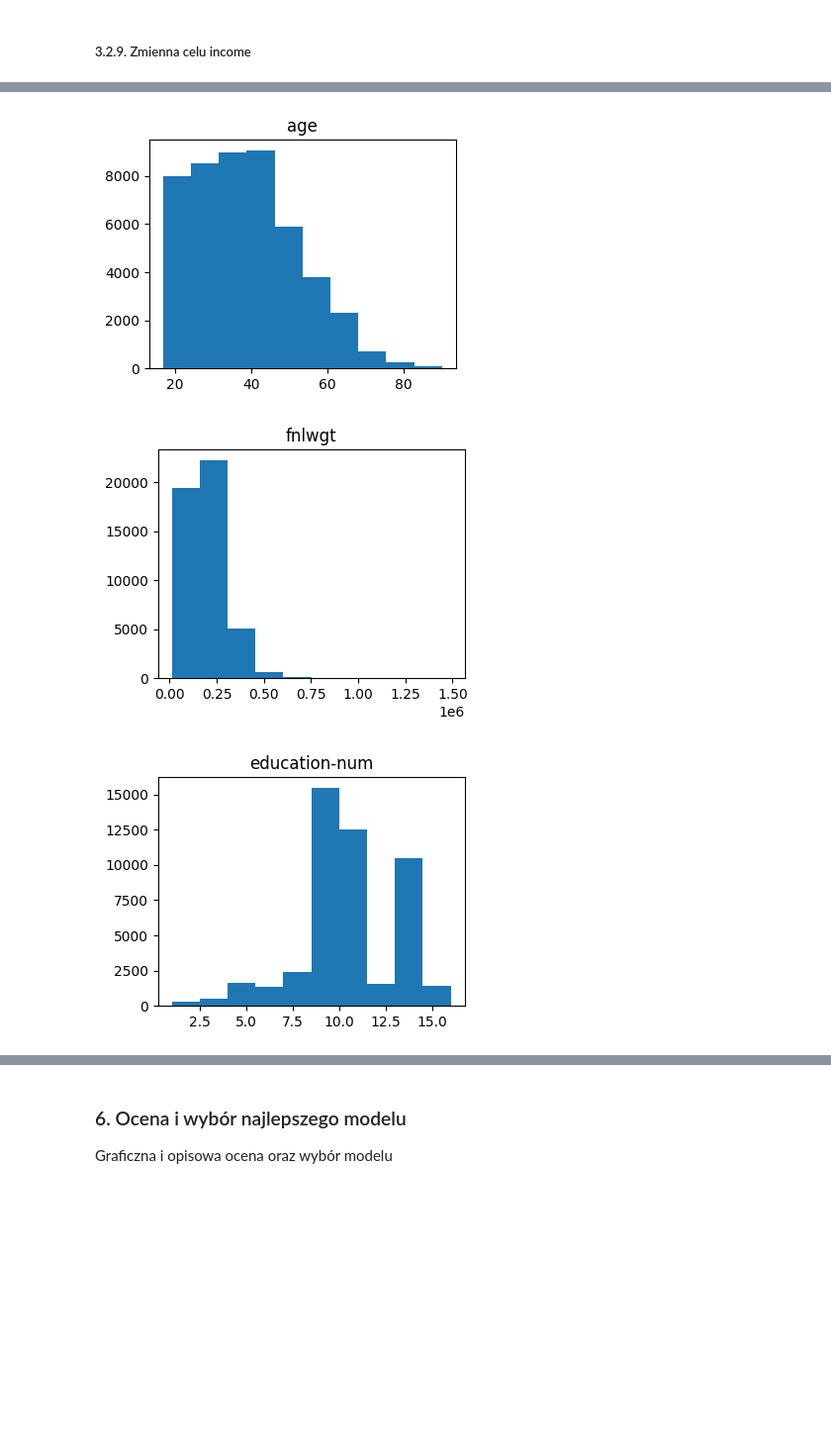
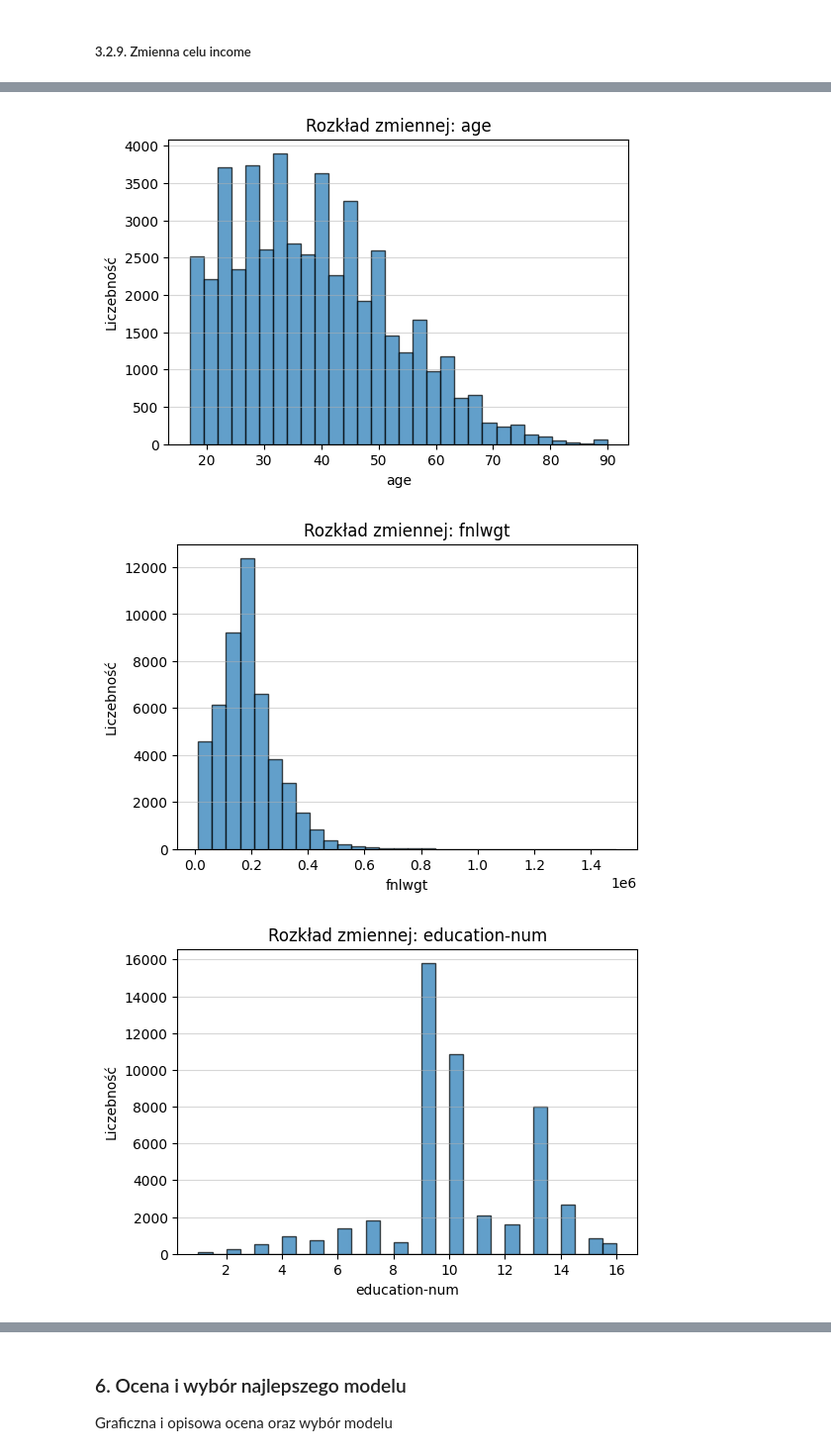
Before and after one commit to hoanganhlinh/SRD-projekt, a Jupyter notebook: adult-classification.ipynb, the cells around one changed output, grey strips where cells are left out. Shown at 99% size. Saved outputs shown, nothing was run; the diff lists cells and outputs as text; code cells hidden in the pictures; blank space fills up the shorter version.

```diff
--- a/adult-classification.ipynb
+++ b/adult-classification.ipynb
@@ -146,3 +150,10 @@ Analiza wpływu braków na zmienną celu (income >50K):
 Przeprowadzona analiza wykazała silną współzależność między brakami w zmiennych `workclass` i `occupation`. Co ważniejsze, analiza rozkładu zmiennej decyzyjnej ujawniła, że grupa osób z brakującymi danymi charakteryzuje się znacznie niższym odsetkiem osób zamożnych (>50K) w porównaniu do reszty populacji.
 
 Sugeruje to, że braki te nie są błędem losowym, lecz niosą istotną informację semantyczną – najprawdopodobniej dotyczą osób bezrobotnych lub nigdy niepracujących. Z tego względu odrzucono metody usuwania obserwacji oraz imputacji najczęstszą wartością. Zdecydowano się na **utworzenie nowej kategorii 'Unknown'**, co pozwoli modelowi wykorzystać informację o braku danych jako cechę predykcyjną.
+# %%
+# Implementacja decyzji: Imputacja stałą wartością 'Unknown'
+for col in cols_wmiss:
+    df_adult[col] = df_adult[col].fillna('Unknown')
+
+print("Imputacja zakończona pomyślnie. Nowa liczba braków:")
+print(df_adult[cols_wmiss].isnull().sum())
@@ -385,5 +465,11 @@ country_continent = {
 # %%
-df_adult['continent'] = df_adult['native-country'].apply(lambda x: country_continent[x])
+# Kodowanie binarne: 1 dla USA, 0 dla pozostałych
+df_adult['native-country_US'] = df_adult['native-country'].apply(lambda x: 1 if x == 'United-States' else 0)
+
+# Usunięcie oryginalnej kolumny tekstowej
 df_adult = df_adult.drop(columns=['native-country'])
-df_adult['continent'].value_counts()
+
+# Weryfikacja
+print("Rozkład po kodowaniu (1=USA, 0=Other):")
+print(df_adult['native-country_US'].value_counts(normalize=True) * 100)
 # %% [output]
@@ -398,3 +480,0 @@ Name: count, dtype: int64
-# %%
-df_adult = pd.get_dummies(df_adult, columns=['continent'], drop_first=False, dtype=int)
-df_adult.head()
@@ -455,11 +530,15 @@ Graficzna i opisowa analiza eksploracyjna (EDA), m.in. graficzna prezentacja zal
 # %%
 for col in df_adult.columns:
-    if len(df_adult[col].drop_duplicates())>2:
-        plt.figure(figsize=(4, 3))
-        plt.hist(df_adult[col])
-        plt.title(col)
+    if len(df_adult[col].drop_duplicates()) > 2:
+        plt.figure(figsize=(6, 4))
+        # Dodano bins=30 i obramowanie dla lepszej czytelności słupków
+        plt.hist(df_adult[col], bins=30, edgecolor='black', alpha=0.7)
+        plt.title(f'Rozkład zmiennej: {col}')
+        plt.xlabel(col)
+        plt.ylabel('Liczebność')
+        plt.grid(axis='y', alpha=0.5)
         plt.show()
 # %% [output]
-[figure, old version]
+[figure, new version]
-[figure, old version]
+[figure, new version]
-[figure, old version]
+[figure, new version]
```
Also changed, not shown: parts of 35 cells of this notebook.
